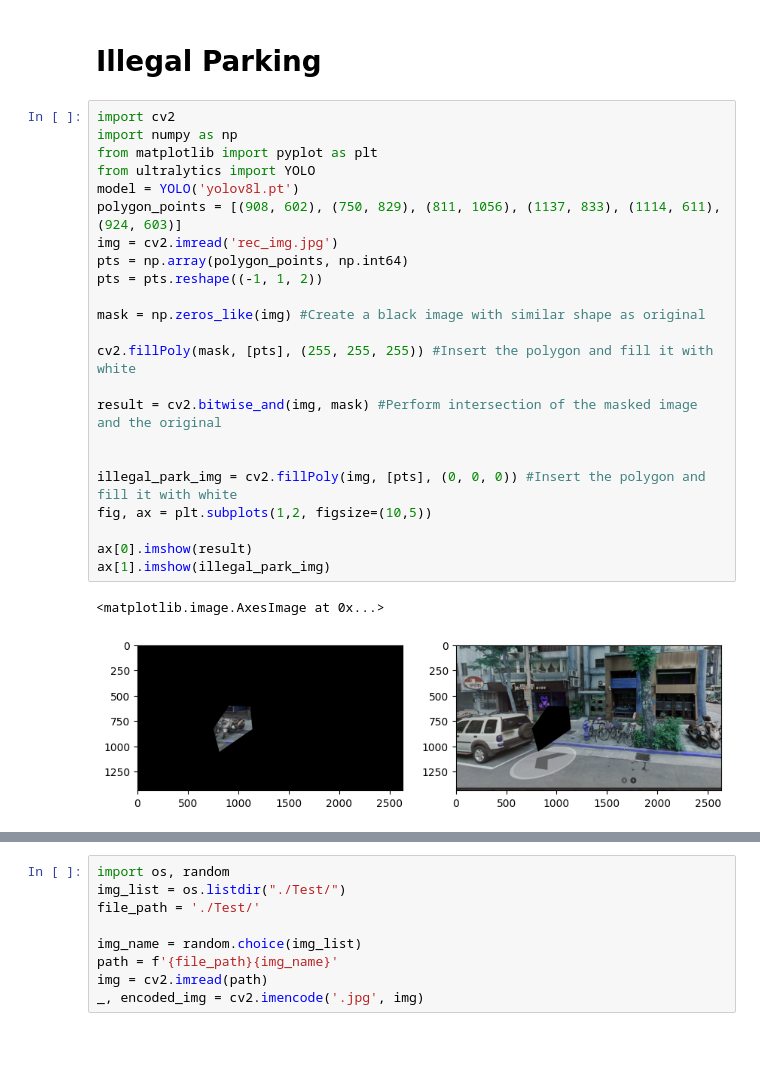
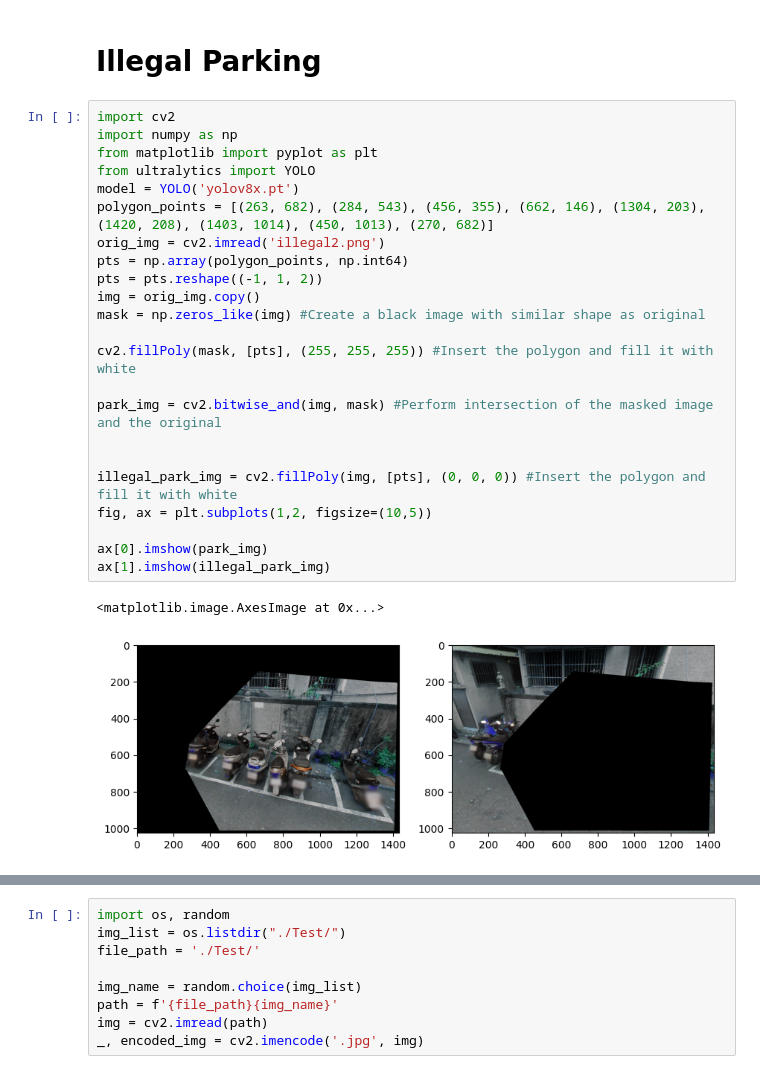
Before and after one commit to VincentSheh/motorparking-tracker, a Jupyter notebook: Detector_trainer/Yolo_Trainer.ipynb, the cells around one changed output, grey strips where cells are left out. Drawn from its saved outputs; the diff is of its cells as text; blank space fills up the shorter version.

Commit message:
Update Mask

```diff
--- a/Detector_trainer/Yolo_Trainer.ipynb
+++ b/Detector_trainer/Yolo_Trainer.ipynb
@@ -85,26 +72,26 @@ Results saved to runs/detect/predict2
 # %%
 import cv2
 import numpy as np
 from matplotlib import pyplot as plt
 from ultralytics import YOLO
-model = YOLO('yolov8l.pt')
-polygon_points = [(908, 602), (750, 829), (811, 1056), (1137, 833), (1114, 611), (924, 603)]
-img = cv2.imread('rec_img.jpg')
+model = YOLO('yolov8x.pt')
+polygon_points = [(263, 682), (284, 543), (456, 355), (662, 146), (1304, 203), (1420, 208), (1403, 1014), (450, 1013), (270, 682)]
+orig_img = cv2.imread('illegal2.png')
 pts = np.array(polygon_points, np.int64)
 pts = pts.reshape((-1, 1, 2))
-
+img = orig_img.copy()
 mask = np.zeros_like(img) #Create a black image with similar shape as original
 
 cv2.fillPoly(mask, [pts], (255, 255, 255)) #Insert the polygon and fill it with white
 
-result = cv2.bitwise_and(img, mask) #Perform intersection of the masked image and the original
+park_img = cv2.bitwise_and(img, mask) #Perform intersection of the masked image and the original
 
 
 illegal_park_img = cv2.fillPoly(img, [pts], (0, 0, 0)) #Insert the polygon and fill it with white
 fig, ax = plt.subplots(1,2, figsize=(10,5))
 
-ax[0].imshow(result)
+ax[0].imshow(park_img)
 ax[1].imshow(illegal_park_img)
 # %% [output]
 <matplotlib.image.AxesImage at 0x...>
-[figure, old version]
+[figure, new version]
```
Also changed, not shown: parts of 7 cells of this notebook, 5 other files.
